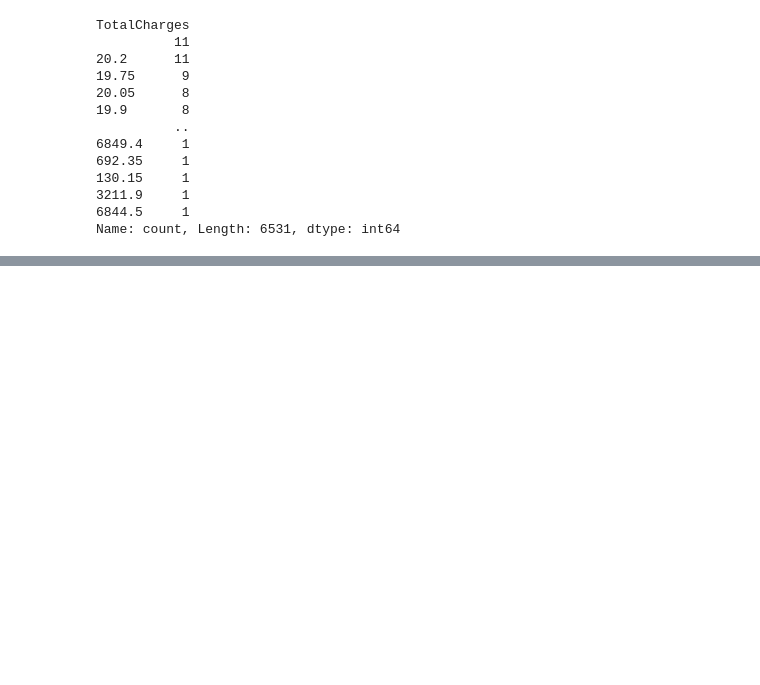
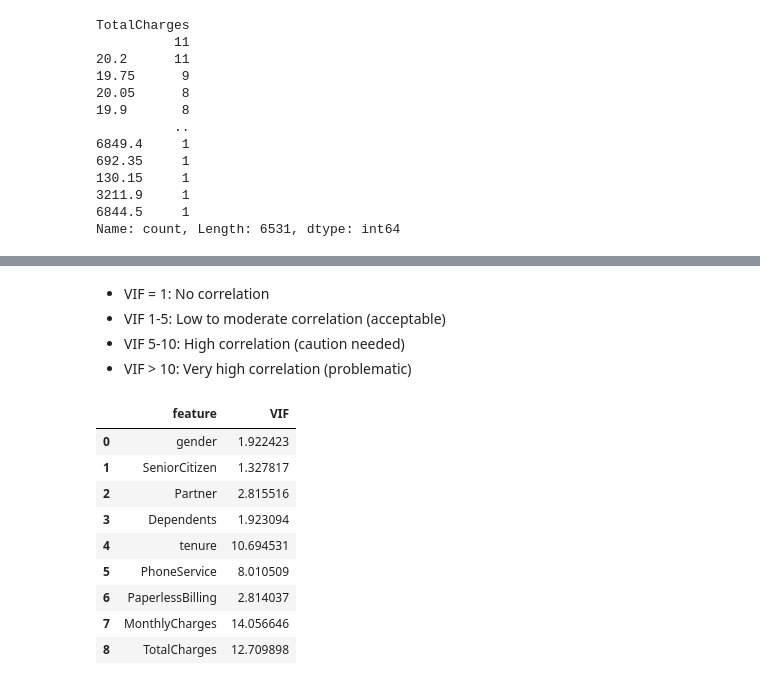
Before and after one commit to shriya7ise/ChurnPrediction, a Jupyter notebook: notebooks/data_processing.ipynb, the cells around one changed output, grey strips where cells are left out. Cells and saved outputs as stored; diff of their text form; code cells hidden in the pictures; blank space fills up the shorter version.

```diff
--- a/notebooks/data_processing.ipynb
+++ b/notebooks/data_processing.ipynb
@@ -241,0 +330,5 @@ Name: count, Length: 6531, dtype: int64
+# %%
+from statsmodels.stats.outliers_influence import variance_inflation_factor
+X = data[['gender', 'SeniorCitizen', 'Partner', 'Dependents','tenure', 'PhoneService','PaperlessBilling','MonthlyCharges','TotalCharges']]
+vif_data = pd.DataFrame()
+vif_data["feature"] = X.columns
@@ -241,0 +348,19 @@ Name: count, Length: 6531, dtype: int64
+# %% [markdown]
+* VIF = 1: No correlation
+* VIF 1-5: Low to moderate correlation (acceptable)
+* VIF 5-10: High correlation (caution needed)
+* VIF > 10: Very high correlation (problematic)
+# %%
+vif_data["VIF"] = [variance_inflation_factor(X.values, i) for i in range(len(X.columns))]
+vif_data
+# %% [output]
+|  | feature | VIF |
+| 0 | gender | 1.922423 |
+| 1 | SeniorCitizen | 1.327817 |
+| 2 | Partner | 2.815516 |
+| 3 | Dependents | 1.923094 |
+| 4 | tenure | 10.694531 |
+| 5 | PhoneService | 8.010509 |
+| 6 | PaperlessBilling | 2.814037 |
+| 7 | MonthlyCharges | 14.056646 |
+| 8 | TotalCharges | 12.709898 |
```
Also changed, not shown: parts of 18 cells of this notebook.
